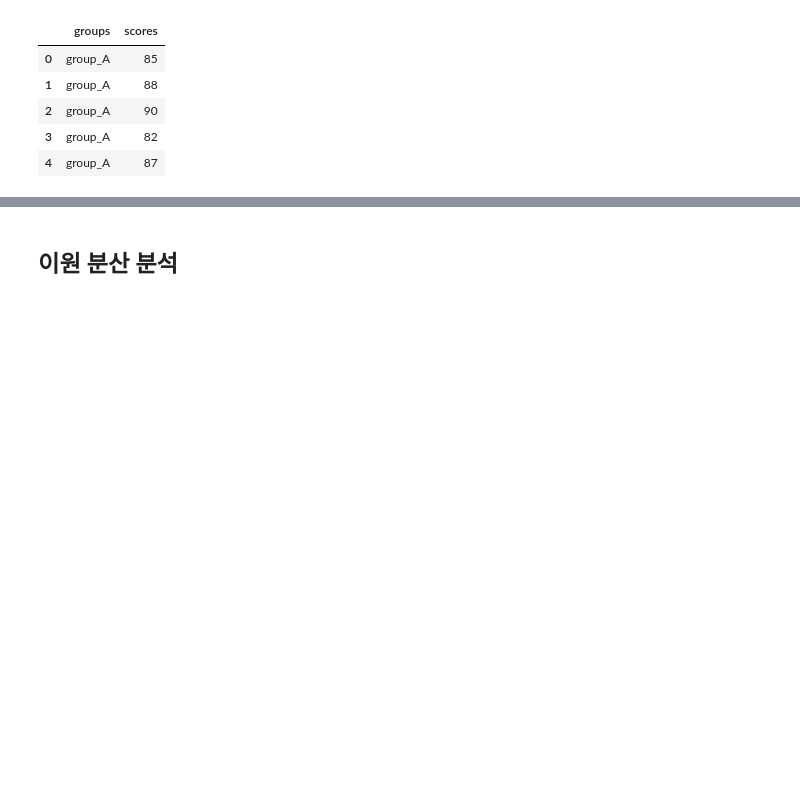
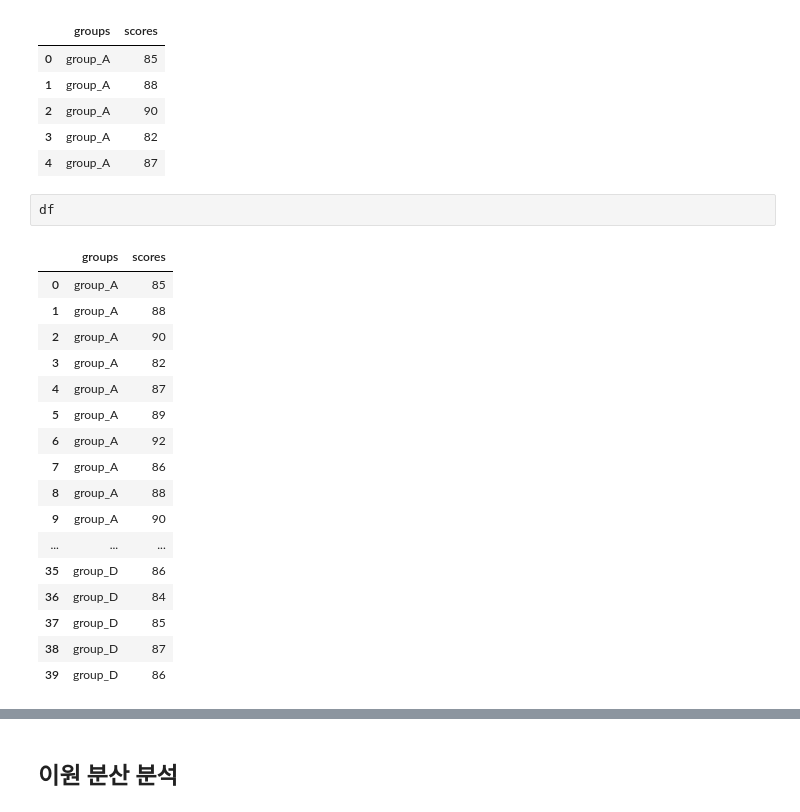
Before and after one commit to wjddnwp29/bigdata-analyst-practical, a Jupyter notebook: 과목3/연습문제/t3_ex_anova.ipynb, the cells around one changed output, grey strips where cells are left out. Drawn from its saved outputs; the diff is of its cells as text; blank space fills up the shorter version.

```diff
--- a/과목3/연습문제/t3_ex_anova.ipynb
+++ b/과목3/연습문제/t3_ex_anova.ipynb
@@ -12,3 +12,23 @@ df.head()
 | 2 | group_A | 90 |
 | 3 | group_A | 82 |
 | 4 | group_A | 87 |
+# %%
+df
+# %% [output]
+|  | groups | scores |
+| 0 | group_A | 85 |
+| 1 | group_A | 88 |
+| 2 | group_A | 90 |
+| 3 | group_A | 82 |
+| 4 | group_A | 87 |
+| 5 | group_A | 89 |
+| 6 | group_A | 92 |
+| 7 | group_A | 86 |
+| 8 | group_A | 88 |
+| 9 | group_A | 90 |
+| ... | ... | ... |
+| 35 | group_D | 86 |
+| 36 | group_D | 84 |
+| 37 | group_D | 85 |
+| 38 | group_D | 87 |
+| 39 | group_D | 86 |
```
Also changed, not shown: parts of 7 cells of this notebook.
